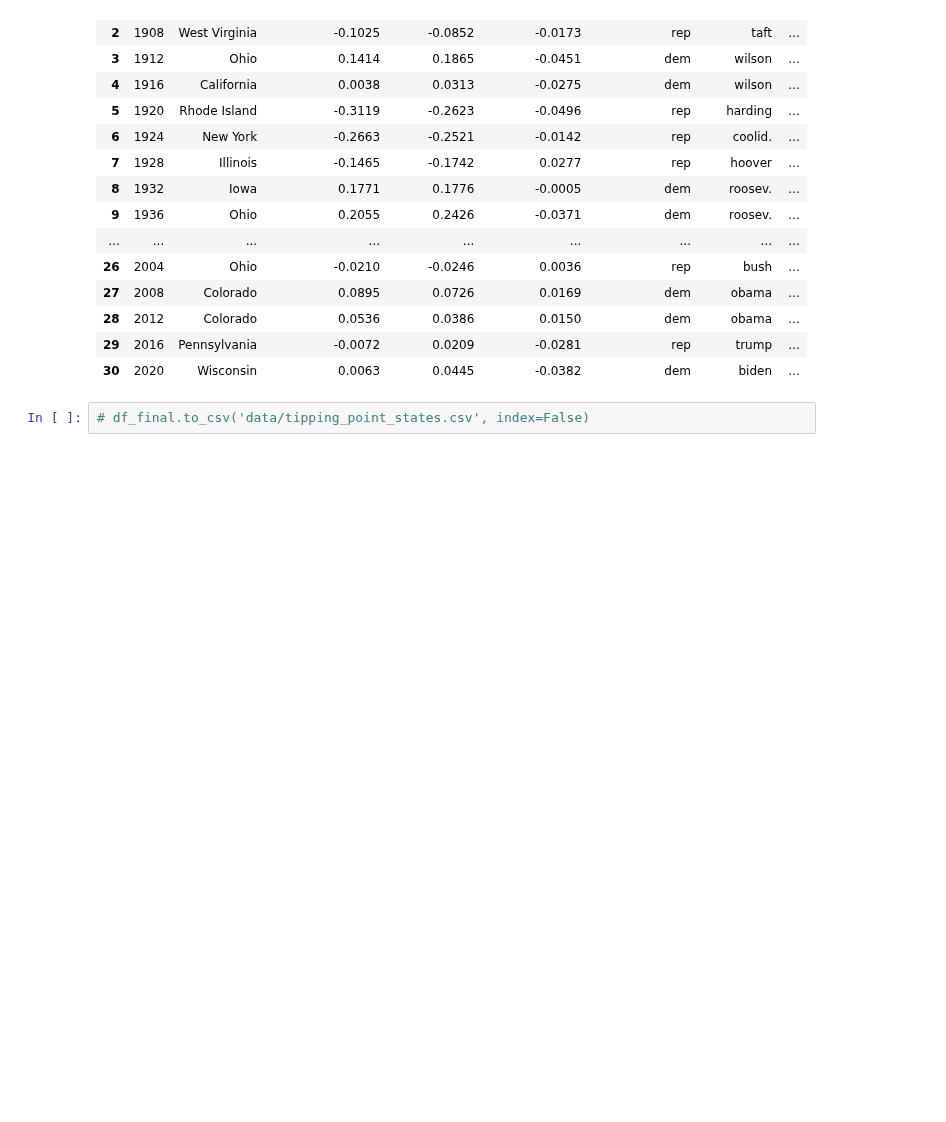
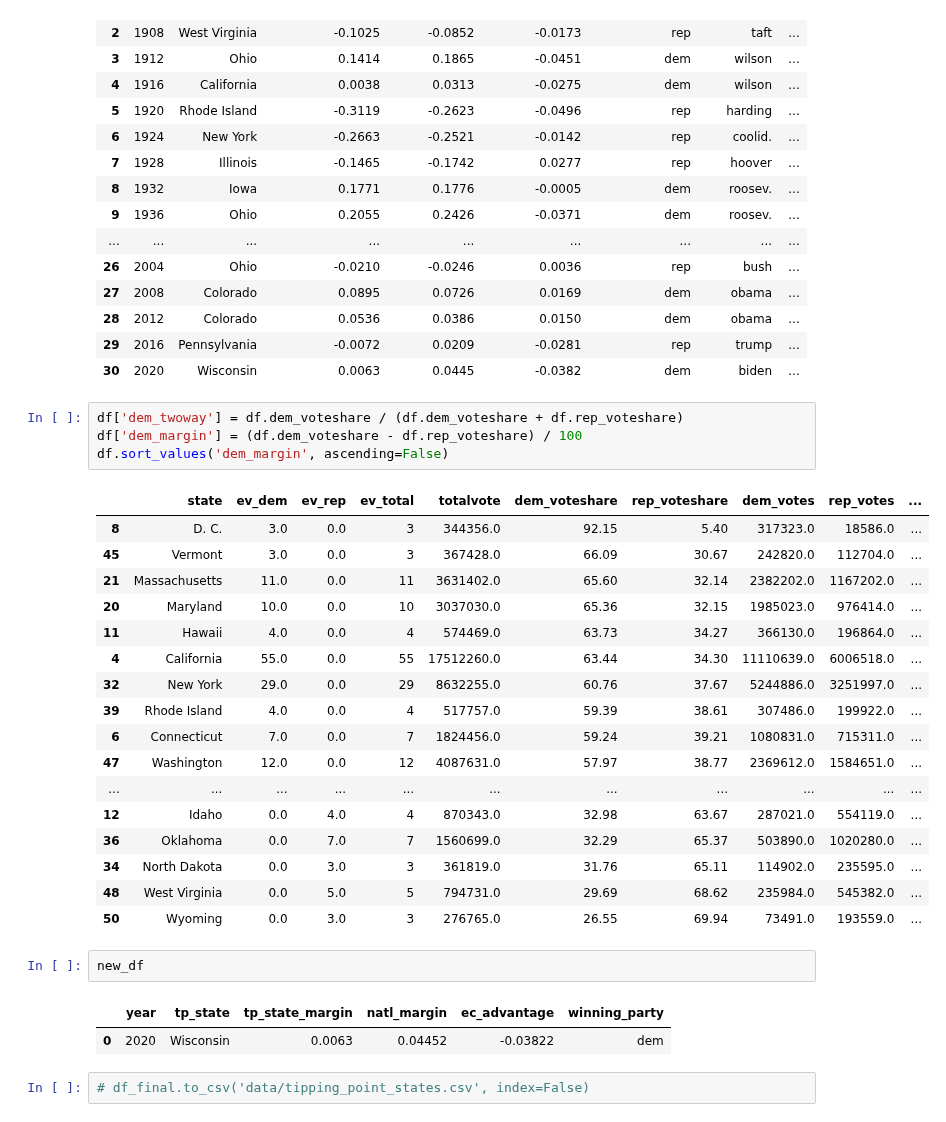
Before and after one commit to yontartu/electoral-college-advantage, a Jupyter notebook: plot_ec_house_senate_bias.ipynb, the cells around one changed output. Cells and saved outputs as stored; diff of their text form; blank space fills up the shorter version.

```diff
--- a/plot_ec_house_senate_bias.ipynb
+++ b/plot_ec_house_senate_bias.ipynb
@@ -262,6 +262,33 @@ df_final
 | 28 | 2012 | Colorado | 0.0536 | 0.0386 | 0.0150 | dem | obama | ... |
 | 29 | 2016 | Pennsylvania | -0.0072 | 0.0209 | -0.0281 | rep | trump | ... |
 | 30 | 2020 | Wisconsin | 0.0063 | 0.0445 | -0.0382 | dem | biden | ... |
+# %%
+df['dem_twoway'] = df.dem_voteshare / (df.dem_voteshare + df.rep_voteshare)
+df['dem_margin'] = (df.dem_voteshare - df.rep_voteshare) / 100
+df.sort_values('dem_margin', ascending=False)
+# %% [output]
+|  | state | ev_dem | ev_rep | ev_total | totalvote | dem_voteshare | rep_voteshare | dem_votes | rep_votes | ... |
+| 8 | D. C. | 3.0 | 0.0 | 3 | 344356.0 | 92.15 | 5.40 | 317323.0 | 18586.0 | ... |
+| 45 | Vermont | 3.0 | 0.0 | 3 | 367428.0 | 66.09 | 30.67 | 242820.0 | 112704.0 | ... |
+| 21 | Massachusetts | 11.0 | 0.0 | 11 | 3631402.0 | 65.60 | 32.14 | 2382202.0 | 1167202.0 | ... |
+| 20 | Maryland | 10.0 | 0.0 | 10 | 3037030.0 | 65.36 | 32.15 | 1985023.0 | 976414.0 | ... |
+| 11 | Hawaii | 4.0 | 0.0 | 4 | 574469.0 | 63.73 | 34.27 | 366130.0 | 196864.0 | ... |
+| 4 | California | 55.0 | 0.0 | 55 | 17512260.0 | 63.44 | 34.30 | 11110639.0 | 6006518.0 | ... |
+| 32 | New York | 29.0 | 0.0 | 29 | 8632255.0 | 60.76 | 37.67 | 5244886.0 | 3251997.0 | ... |
+| 39 | Rhode Island | 4.0 | 0.0 | 4 | 517757.0 | 59.39 | 38.61 | 307486.0 | 199922.0 | ... |
+| 6 | Connecticut | 7.0 | 0.0 | 7 | 1824456.0 | 59.24 | 39.21 | 1080831.0 | 715311.0 | ... |
+| 47 | Washington | 12.0 | 0.0 | 12 | 4087631.0 | 57.97 | 38.77 | 2369612.0 | 1584651.0 | ... |
+| ... | ... | ... | ... | ... | ... | ... | ... | ... | ... | ... |
+| 12 | Idaho | 0.0 | 4.0 | 4 | 870343.0 | 32.98 | 63.67 | 287021.0 | 554119.0 | ... |
+| 36 | Oklahoma | 0.0 | 7.0 | 7 | 1560699.0 | 32.29 | 65.37 | 503890.0 | 1020280.0 | ... |
+| 34 | North Dakota | 0.0 | 3.0 | 3 | 361819.0 | 31.76 | 65.11 | 114902.0 | 235595.0 | ... |
+| 48 | West Virginia | 0.0 | 5.0 | 5 | 794731.0 | 29.69 | 68.62 | 235984.0 | 545382.0 | ... |
+| 50 | Wyoming | 0.0 | 3.0 | 3 | 276765.0 | 26.55 | 69.94 | 73491.0 | 193559.0 | ... |
+# %%
+new_df
+# %% [output]
+|  | year | tp_state | tp_state_margin | natl_margin | ec_advantage | winning_party |
+| 0 | 2020 | Wisconsin | 0.0063 | 0.04452 | -0.03822 | dem |
 # %%
 # df_final.to_csv('data/tipping_point_states.csv', index=False)
 # %%
```
Also changed, not shown: parts of 3 cells of this notebook, 1 other file.
